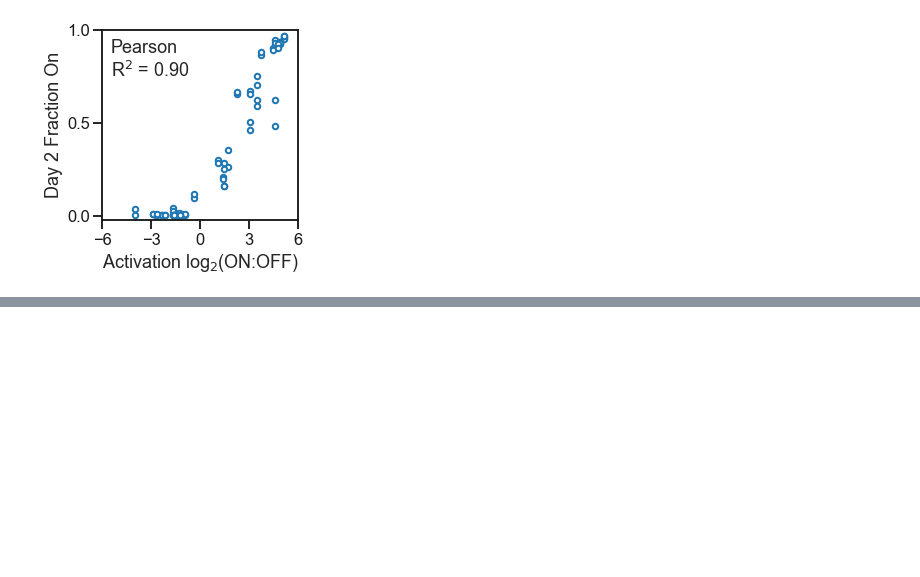
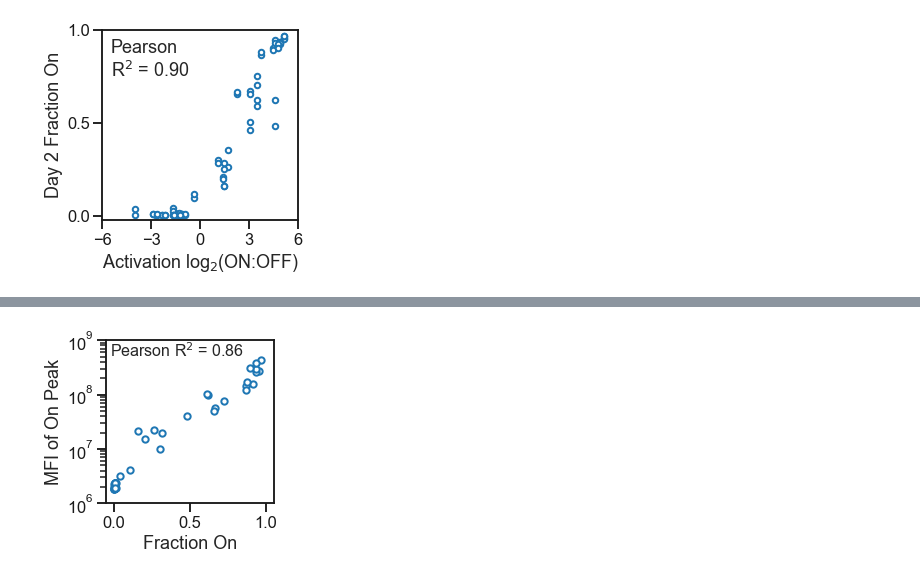
Before and after one commit to axmukund/corecruit_mukund22, a Jupyter notebook: fig_2/02_activator_validations/Generating Validation Plots.ipynb, the cells around one changed output, grey strips where cells are left out. Saved outputs shown, nothing was run; the diff lists cells and outputs as text; code cells hidden in the pictures; blank space fills up the shorter version.

```diff
--- a/fig_2/02_activator_validations/Generating Validation Plots.ipynb
+++ b/fig_2/02_activator_validations/Generating Validation Plots.ipynb
@@ -467,0 +550,28 @@ fig.savefig("./activator_correlation.pdf", bbox_inches="tight")
+# %%
+fig, ax = plt.subplots(figsize=(3, 3))
+
+sns.scatterplot(
+    data=mfi_df,
+    x="f_on",
+    y="mfi",
+    color="white",
+    edgecolor="tab:blue",
+    s=40,
+    linewidth=2,
+)
+
+ax.set_yscale("log")
+ax.set_ylim(1e6, 1e9)
+ax.set_yticks([1e6, 1e7, 1e8, 1e9])
+ax.set_xlim(-0.05, 1.05)
+ax.set_xticks([0, 0.5, 1])
+
+ax.set_xlabel("Fraction On")
+ax.set_ylabel("MFI of On Peak")
+
+r, p = st.pearsonr(mfi_df["f_on"], mfi_df["mfi"])
+ax.text(x=-0.025, y=4.9e8, s="Pearson R$^2$ = {:.2f}".format(r), fontsize=16)
+
+fig.savefig("./mfi_fon_correlation.pdf", bbox_inches="tight")
+# %% [output]
+[figure, added]
```
Also changed, not shown: parts of 5 cells of this notebook, 26 other files.
